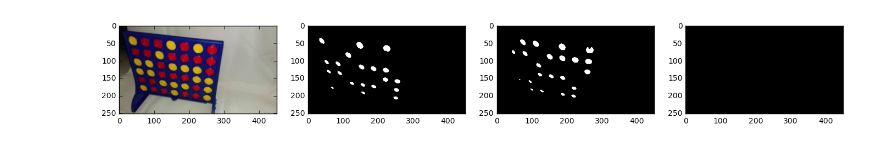
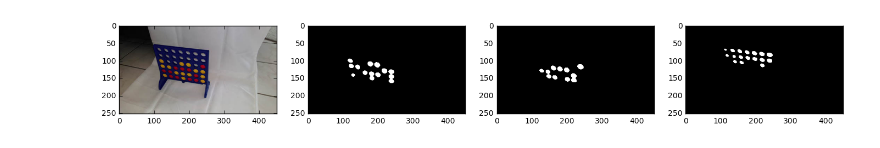
Before and after one commit to florianst/connect4-vision, a Jupyter notebook: imread.ipynb, the cells around one changed output. Saved outputs shown, nothing was run; the diff lists cells and outputs as text; code cells hidden in the pictures.

```diff
--- a/imread.ipynb
+++ b/imread.ipynb
@@ -4,56 +4,72 @@ from skimage.filters import gaussian, laplace, median
 from skimage.morphology import disk
 import matplotlib.pyplot as plt
 import numpy as np
+from datetime import datetime
 
-board = io.imread("board_images/board19.jpg") # values are optimised for images with a resolution of 450*252px
+board = io.imread("board_images/board4.jpg") # values are optimised for images with a resolution of 450*252px (landscape)
+# Note: first axis (0) runs downwards, second axis (1) runs to the right
 
 # reference colours
 yellow = [193,155,17]
-red = [156,10,25]
-white = [150,148,138]
-blue = [12,11,69]
+red    = [156,10,25]
+white  = [150,148,138]
+blue   = [12,11,69]
 tolerance = 50
 
 
-# extract positions of the different game colours
 
+# keep track of script runtime for different tasks
+starttime = datetime.now()
+def print_runtime(descr=""):
+    global starttime
+    print(descr, "took", datetime.now()-starttime)
+    starttime = datetime.now()
+
+
+# extract positions of the different game colours - this takes rather long (~9s)
+# TODO: find a way of speeding this up: matrix multiplication with colour mask?
 board_yellow = np.zeros_like(board[:,:,0])
+board_red    = np.zeros_like(board[:,:,0])
+board_white  = np.zeros_like(board[:,:,0])
+board_blue   = np.zeros_like(board[:,:,0])
+
 for x in range(board.shape[0]):
     for y in range(board.shape[1]):
-        if (np.all(np.fabs(board[x, y]-yellow) <= tolerance)): board_yellow[x,y] = 1
+        if   (np.all(np.fabs(board[x, y]-yellow) <= tolerance)): board_yellow[x,y] = 1
+        elif (np.all(np.fabs(board[x, y]-red)    <= tolerance)): board_red[x,y]    = 1
+        elif (np.all(np.fabs(board[x, y]-white)  <= tolerance)): board_white[x,y]  = 1
+        elif (np.all(np.fabs(board[x, y]-blue)   <= tolerance/2)): board_blue[x,y] = 1  # reduce tolerance here as this is only used as a negative mask
+print_runtime("extraction of colour channels")
 
-board_red = np.zeros_like(board[:,:,0])
-for x in range(board.shape[0]):
-    for y in range(board.shape[1]):
-        if (np.all(np.fabs(board[x, y]-red) <= tolerance)): board_red[x,y] = 1
-
-board_white = np.zeros_like(board[:,:,0])
-for x in range(board.shape[0]):
-    for y in range(board.shape[1]):
-        if (np.all(np.fabs(board[x, y]-white) <= tolerance) ): board_white[x,y] = 1
-        #and np.any(np.fabs(board[:x, :y]-blue) <= tolerance) and np.any(np.fabs(board[x:, :y]-blue) <= tolerance) and np.any(np.fabs(board[:x, y:]-blue) <= tolerance) and np.any(np.fabs(board[x:, y:]-blue) <= tolerance)
 
 # optimisation of board_white: only count white pixels surrounded by blue ones, i.e. discard all pixels of the present board_white until a blue one is reached (from all four directions)
-# TODO: This takes rather long (~10s) - think of a more efficient algorithm to extract white within the board
 for x in range(board.shape[0]):
-    # from top:
-    for y in range(board.shape[1]):
-        if (np.all(np.fabs(board[x, y]-blue) <= tolerance-20)): break
-        else: board_white[x,y] = 0
-    # from bottom:
-    for y in range(board.shape[1]):
-        if (np.all(np.fabs(board[x, board.shape[1]-y-1]-blue) <= tolerance-20)): break
-        else: board_white[x, board.shape[1]-y-1] = 0
+    blue_pos = np.nonzero(board_blue[x, :])[0]
+    if (blue_pos.size >= 1):
+        board_white[x, 0:blue_pos[0]] = 0 # from left
+        board_white[x, blue_pos[-1]:board.shape[1]] = 0 # from right
+    else: board_white[x, :] = 0 # completely delete the lines from board_white in which there is no blue at all
 
 for y in range(board.shape[1]):
-    # from left:
+    blue_pos = np.nonzero(board_blue[:, y])[0]
+    if (blue_pos.size >= 1):
+        board_white[0:blue_pos[0], y] = 0 # from top
+        board_white[blue_pos[-1]:board.shape[0], y] = 0 # from bottom
+    else: board_white[:, y] = 0 # completely delete the lines from board_white in which there is no blue at all
+
+# in order to account for the board stand, do the same for br->tl and bl->tr directions
+# take lines of 45 degree angle to avoid Bresenham algorithm etc.
+for offset in range(board.shape[1]-board.shape[0]): # bl->tr
     for x in range(board.shape[0]):
-        if (np.all(np.fabs(board[x, y]-blue) <= tolerance-20)): break
-        else: board_white[x,y] = 0
-    # from right:
+        if (board_blue[board.shape[0]-1-x, x] == 1): break
+        else: board_white[board.shape[0]-1-x, x+offset] = 0
+
+for offset in range(board.shape[1]-board.shape[0]): # br->tl
     for x in range(board.shape[0]):
-        if (np.all(np.fabs(board[board.shape[0]-x-1, y]-blue) <= tolerance-20)): break
-        else: board_white[board.shape[0]-x-1, y] = 0
+        if (board_blue[board.shape[0]-x-1, x] == 1): break
+        else: board_white[board.shape[0]-1-x, board.shape[1]-1-x-offset] = 0
+
+print_runtime("optimisation of white channel")
 
 
 # add Gaussian smoothing
@@ -69,6 +85,7 @@ for board_current in [board_yellow, board_red, board_white]:
         for y in range(board_current.shape[1]):
             if (board_current[x, y] < thresh): board_current[x, y] = 0
             else: board_current[x, y] = 1
+print_runtime("smoothing and contrast")
 
 plt.figure(figsize=(17, 5))
 plt.subplot(141)
@@ -85,4 +105,4 @@ plt.show()
-[figure, old version]
+[figure, new version]
 # %%
 # transform to a square grid
 from skimage import transform as tf
```
Also changed, not shown: parts of 3 cells of this notebook.
